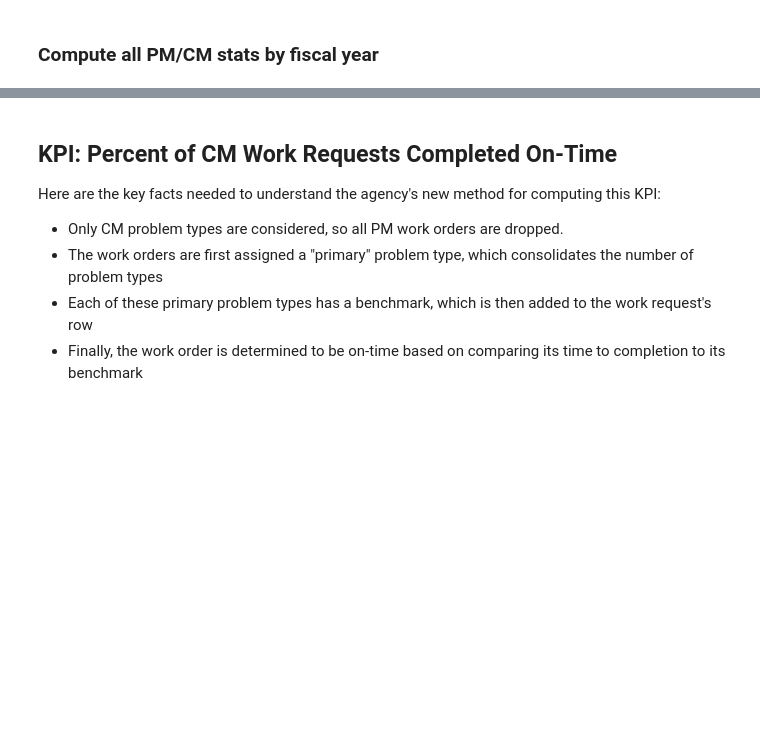
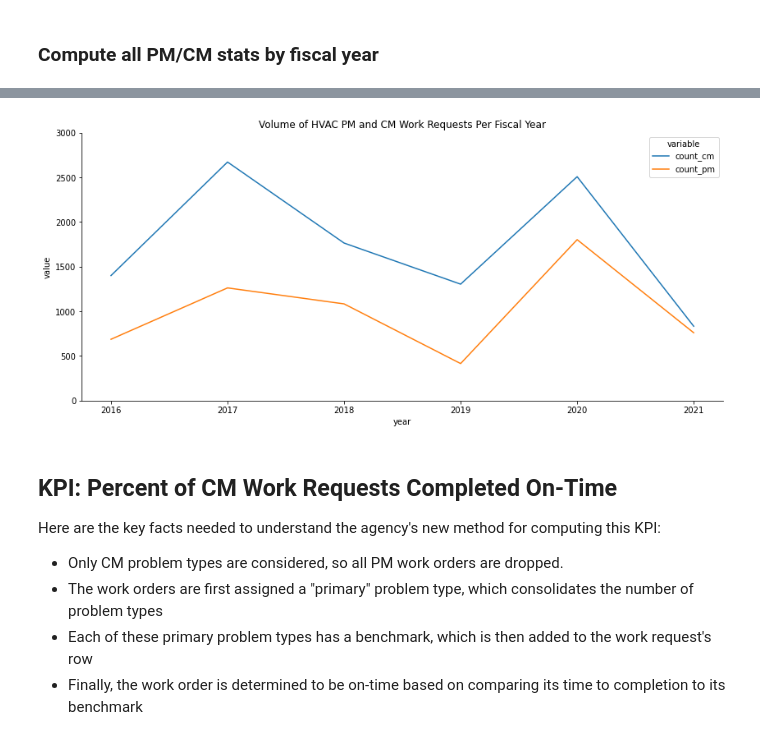
Before and after one commit to department-of-general-services/KPI_central, a Jupyter notebook: FMD_scorecard.ipynb, the cells around one changed output, grey strips where cells are left out. Saved outputs shown, nothing was run; the diff lists cells and outputs as text; code cells hidden in the pictures; blank space fills up the shorter version.

```diff
--- a/FMD_scorecard.ipynb
+++ b/FMD_scorecard.ipynb
@@ -206,11 +311,14 @@ pm_cm_results
 # %%
+plt.figure(figsize=(14,6))
 count_plot_data = pd.melt(
     pm_cm_results, id_vars=["year"], value_vars=["count_cm", "count_pm"]
 )
 
-sns.lineplot(data=count_plot_data, y="value", x="year", hue="variable")
-
+ax = sns.lineplot(data=count_plot_data, y="value", x="year", hue="variable")
+ax.set(title="Volume of HVAC PM and CM Work Requests Per Fiscal Year", ylim = (0, 3000))
 sns.despine()
+# %% [output]
+[figure, added]
 # %% [markdown]
 ## KPI: Percent of CM Work Requests Completed On-Time
 Here are the key facts needed to understand the agency's new method for computing this KPI:
```
Also changed, not shown: parts of 41 cells of this notebook.
